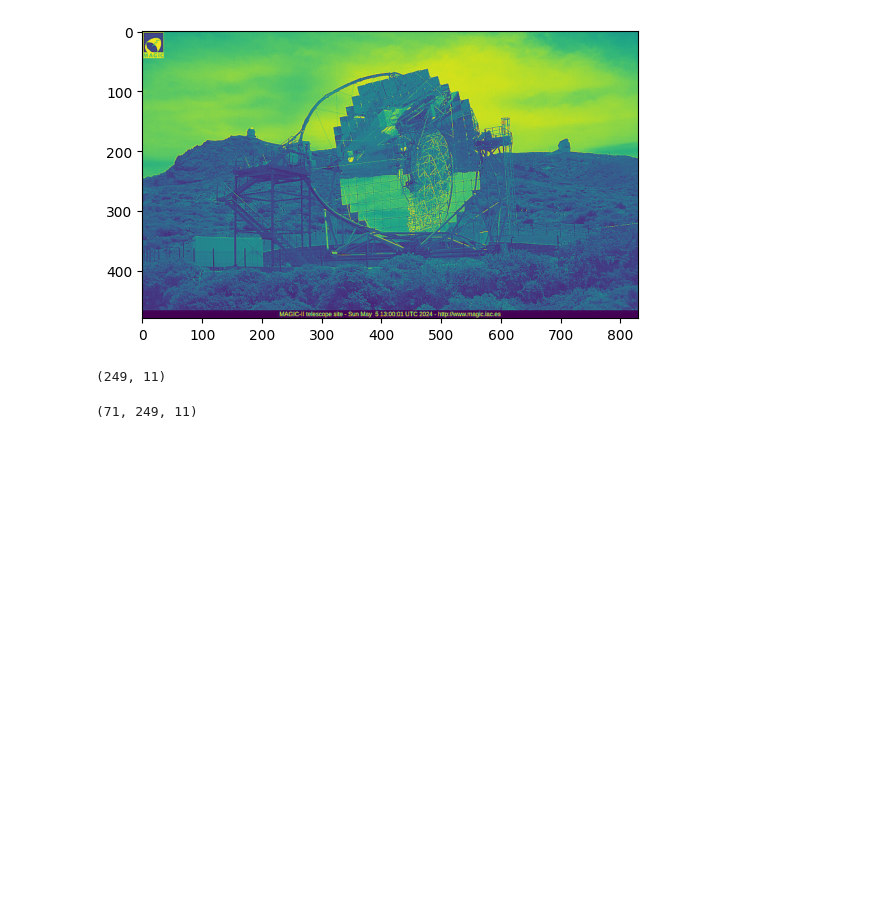
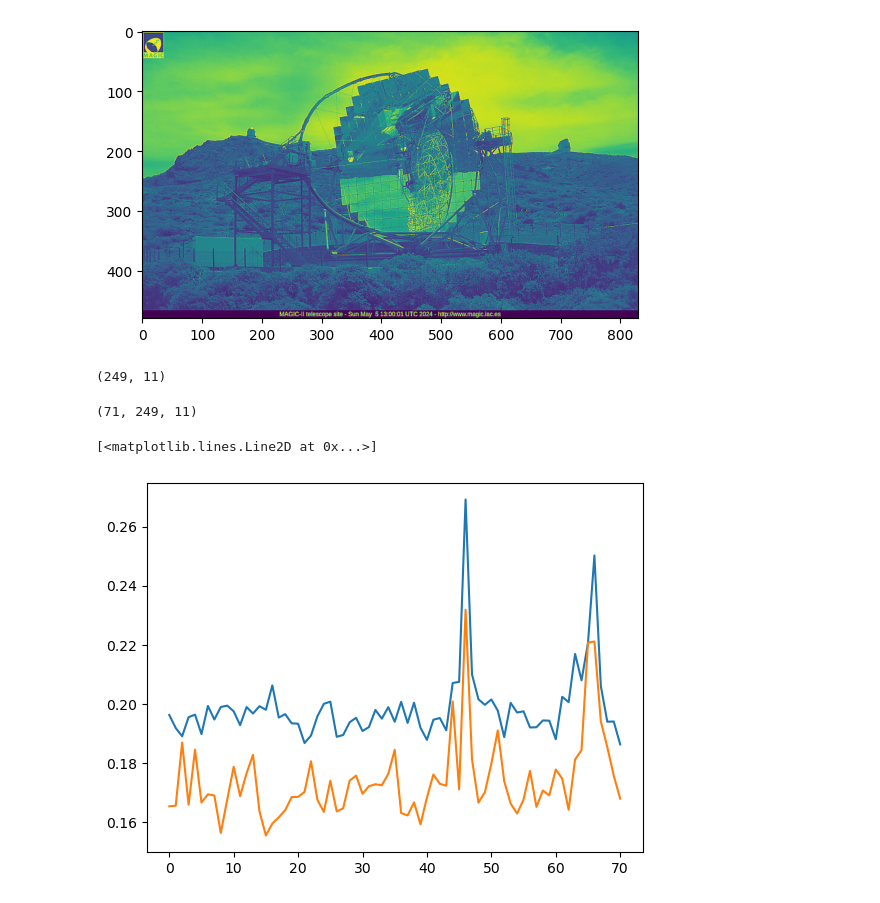
Before and after one commit to pawel21/Computer_vision_for_MAGIC, a Jupyter notebook: notebooks/baseline/check_for_webcam_img.ipynb, the cells around one changed output. Saved outputs shown, nothing was run; the diff lists cells and outputs as text; code cells hidden in the pictures; blank space fills up the shorter version.

```diff
--- a/notebooks/baseline/check_for_webcam_img.ipynb
+++ b/notebooks/baseline/check_for_webcam_img.ipynb
@@ -215,0 +417,12 @@ features.shape
+# %%
+with h5py.File("/media/pgliwny/ADATA HD3303/Computer_Vision_system/data/baseline/baseline_webcam_features.h5", "r") as f:
+    features = f["feature_matrix"][:]        # (n_images, 249, 11)
+
+baseline = get_baseline(features)  # features.shape == (71, 249, 11)
+# %%
+
+plt.plot(features[:, 10, 2])
+plt.plot(features[:, 50, 2])
+# %% [output]
+[<matplotlib.lines.Line2D at 0x...>]
+[figure, added]
```
Also changed, not shown: parts of 19 cells of this notebook.
